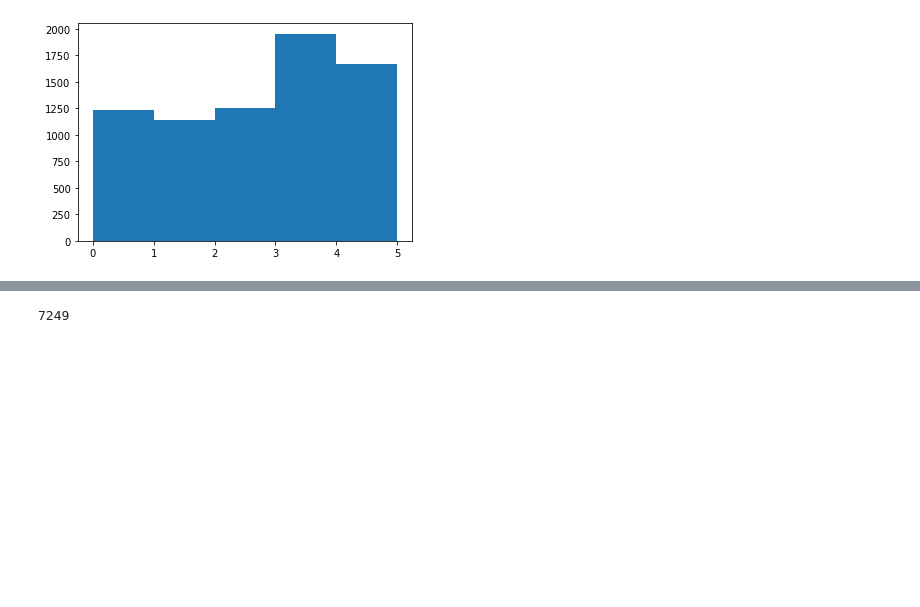
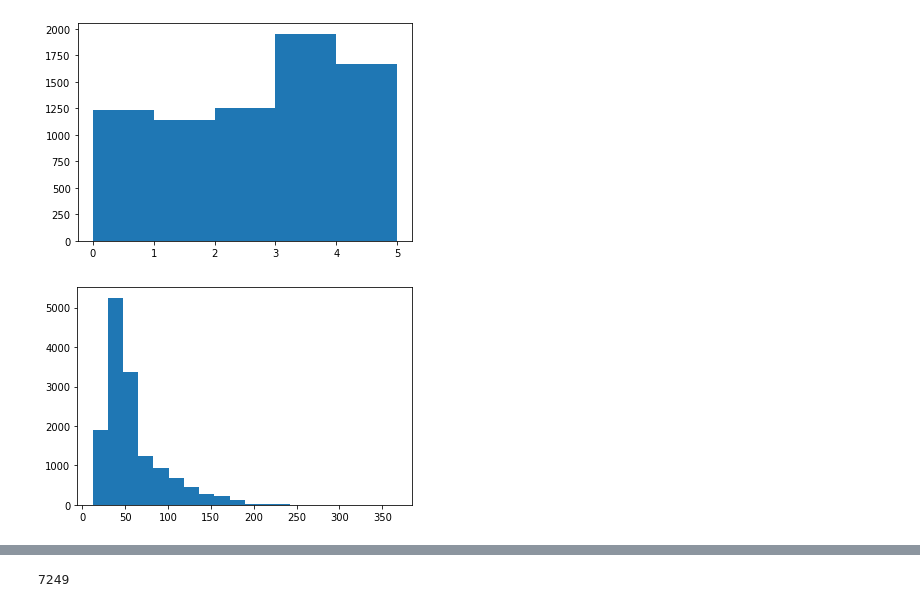
Before and after one commit to German-NLP-Group/xlsr, a Jupyter notebook: 02-stsb-train-dev-label-hist.ipynb, the cells around one changed output, grey strips where cells are left out. Saved outputs shown, nothing was run; the diff lists cells and outputs as text; code cells hidden in the pictures; blank space fills up the shorter version.

Commit message:
add len histogram of stsb sentences

```diff
--- a/02-stsb-train-dev-label-hist.ipynb
+++ b/02-stsb-train-dev-label-hist.ipynb
@@ -7,6 +7,7 @@ import matplotlib.pyplot as plt
 # %%
 def load_data_file_similarity_scores(data_file):
     similarity_scores = []
+    sentence_len = []
     with open(data_file, newline="", encoding="utf-8") as csvfile:
         csv_dict_reader = csv.DictReader(
             csvfile,
@@ -14,15 +15,34 @@ def load_data_file_similarity_scores(data_file):
             fieldnames=["sentence1", "sentence2", "similarity_score"],
         )
         for row in csv_dict_reader:
+            # load similarity_score
             ss = float(row['similarity_score'])
             assert ss >= 0.0
             assert ss <= 5.0
             similarity_scores.append(ss)
-    return similarity_scores
+
+            # load sentence length
+            assert "sentence1" in row
+            assert isinstance(row["sentence1"], str)
+            assert len(row["sentence1"].strip()) > 0
+            assert len(row["sentence1"].strip()) == len(row["sentence1"])
+            sentence_len.append(len(row["sentence1"].strip()))
+            assert "sentence2" in row
+            assert isinstance(row["sentence2"], str)
+            assert len(row["sentence2"].strip()) > 0
+            assert len(row["sentence2"].strip()) == len(row["sentence2"])
+            sentence_len.append(len(row["sentence2"].strip()))
+    return similarity_scores, sentence_len
 # %%
-scores = load_data_file_similarity_scores("./data/stsb-en-train.csv")
-scores.extend(load_data_file_similarity_scores("./data/stsb-en-dev.csv"))
+scores, sentece_len = load_data_file_similarity_scores("./data/stsb-en-train.csv")
+s2, sl2 = load_data_file_similarity_scores("./data/stsb-en-dev.csv")
+scores.extend(s2)
+sentece_len.extend(sl2)
 # %%
 _ = plt.hist(scores, bins=5)
 # %% [output]
 [figure]
+# %%
+_ = plt.hist(sentece_len, bins=20)
+# %% [output]
+[figure, added]
```
Also changed, not shown: parts of 1 cell of this notebook.
